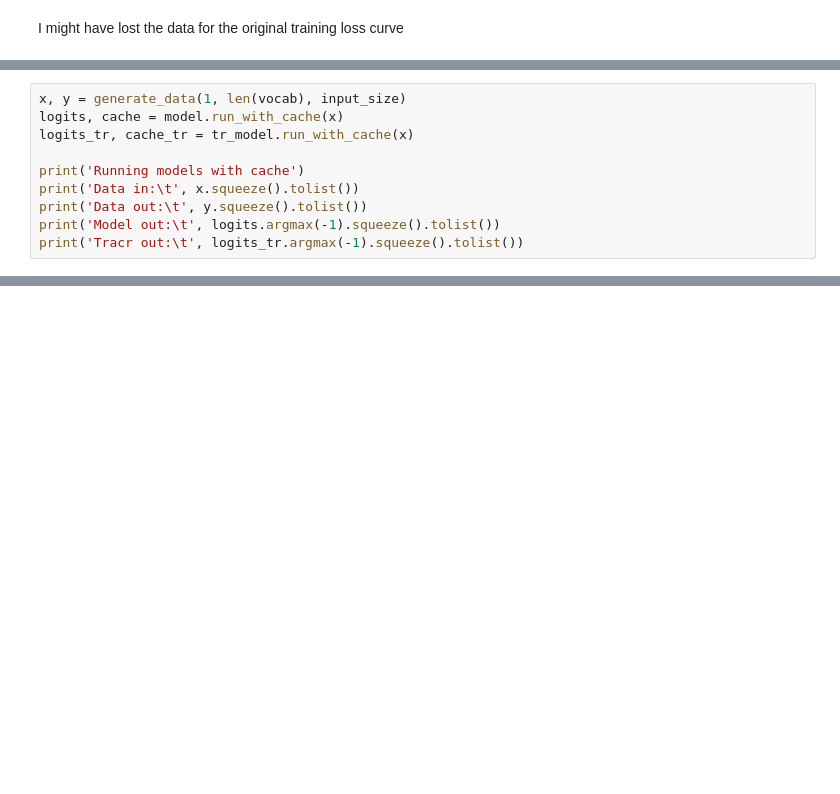
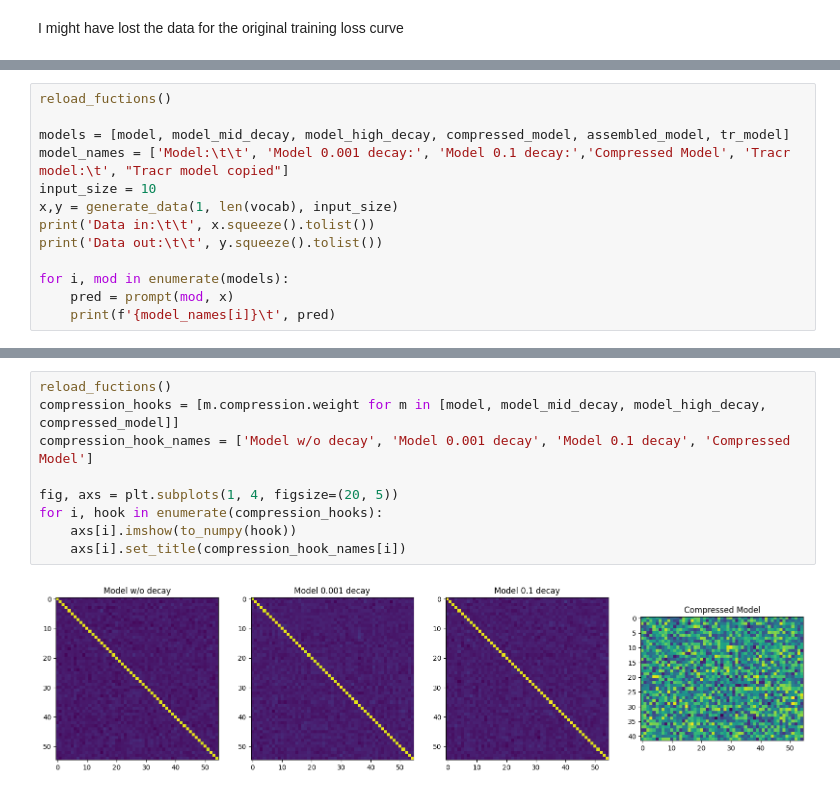
Before and after one commit to AmirSahrani/mech_interp_project, a Jupyter notebook: analysis.ipynb, the cells around one changed output, grey strips where cells are left out. Cells and saved outputs as stored; diff of their text form; blank space fills up the shorter version.

```diff
--- a/analysis.ipynb
+++ b/analysis.ipynb
@@ -128,10 +198,0 @@ Tracr out:       [10, 0, 1, 2, 3, 4, 5, 6, 7, 8]
-# %%
-x, y = generate_data(1, len(vocab), input_size)
-logits, cache = model.run_with_cache(x)
-logits_tr, cache_tr = tr_model.run_with_cache(x)
-
-print('Running models with cache')
-print('Data in:\t', x.squeeze().tolist())
-print('Data out:\t', y.squeeze().tolist())
-print('Model out:\t', logits.argmax(-1).squeeze().tolist())
-print('Tracr out:\t', logits_tr.argmax(-1).squeeze().tolist())
@@ -157,0 +199,13 @@ px.imshow(final_layer_logits_tr, title="Tracr logits")
+# %%
+reload_fuctions()
+
+models = [model, model_mid_decay, model_high_decay, compressed_model, assembled_model, tr_model]
+model_names = ['Model:\t\t', 'Model 0.001 decay:', 'Model 0.1 decay:','Compressed Model', 'Tracr model:\t', "Tracr model copied"]
+input_size = 10
+x,y = generate_data(1, len(vocab), input_size)
+print('Data in:\t\t', x.squeeze().tolist())
+print('Data out:\t\t', y.squeeze().tolist())
+
+for i, mod in enumerate(models):
+    pred = prompt(mod, x)
+    print(f'{model_names[i]}\t', pred)
@@ -157,0 +238,11 @@ px.imshow(final_layer_logits_tr, title="Tracr logits")
+# %%
+reload_fuctions()
+compression_hooks = [m.compression.weight for m in [model, model_mid_decay, model_high_decay, compressed_model]]
+compression_hook_names = ['Model w/o decay', 'Model 0.001 decay', 'Model 0.1 decay', 'Compressed Model']
+
+fig, axs = plt.subplots(1, 4, figsize=(20, 5))
+for i, hook in enumerate(compression_hooks):
+    axs[i].imshow(to_numpy(hook))
+    axs[i].set_title(compression_hook_names[i])
+# %% [output]
+[figure, added]
```
Also changed, not shown: parts of 23 cells of this notebook, 20 other files.
